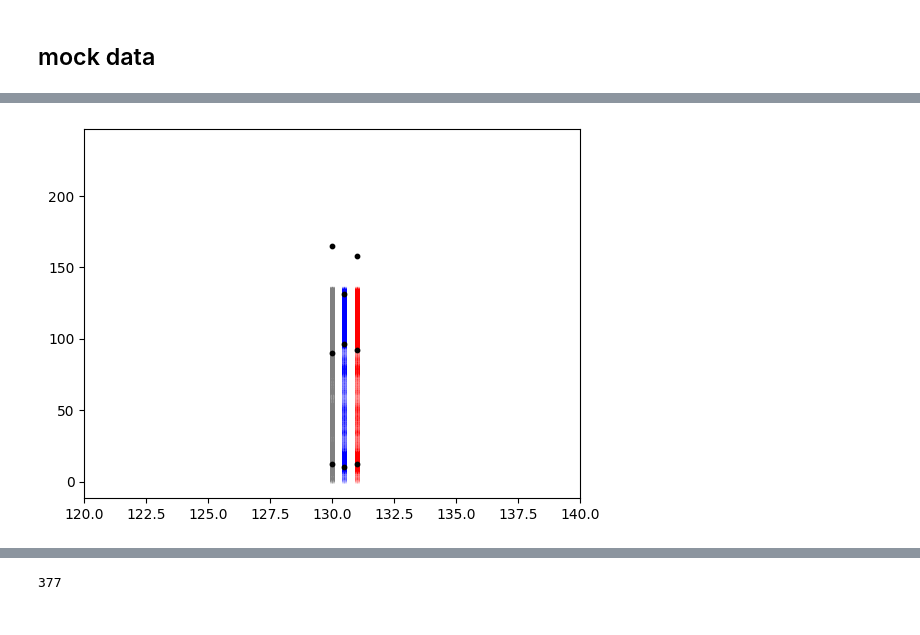
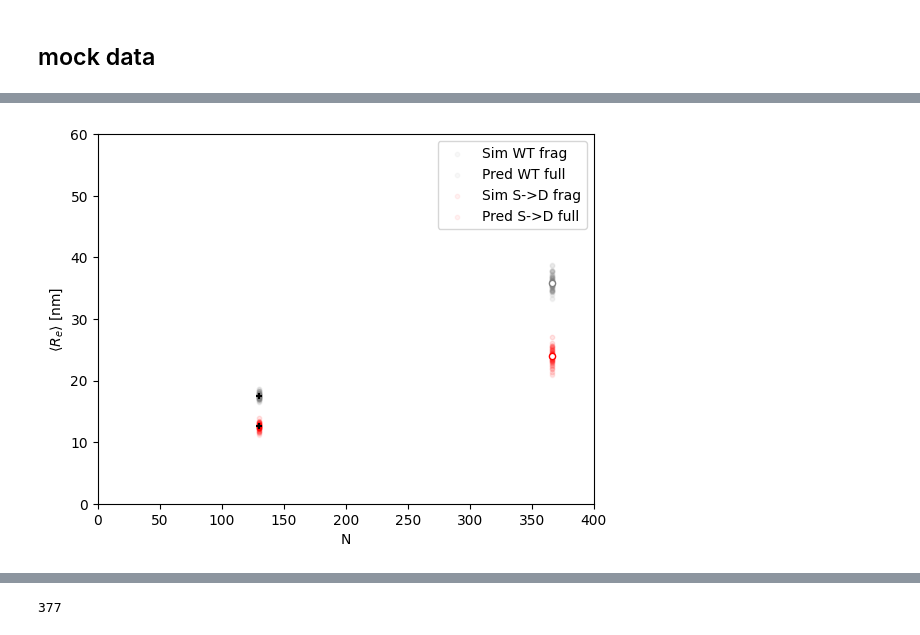
Before and after one commit to huskeypm/foldingML, a Jupyter notebook: ablim.ipynb, the cells around one changed output, grey strips where cells are left out. Saved outputs shown, nothing was run; the diff lists cells and outputs as text; code cells hidden in the pictures.

```diff
--- a/ablim.ipynb
+++ b/ablim.ipynb
@@ -404,2 +379,16 @@ ev2 = np.copy( ev )
+# %%
+#draw random numbers from histogram
+n = 1000
+r = np.random.randn(n) * 5
+
+
+data = dict()
+data['wt'] = r + 175
+data['d'] = r + 125
+#data['p'] = r + 125
+
+
+#plt.hist(data['wt'])
+#plt.hist(data['d'])
 # %% [markdown]
 ## Real data
@@ -407,8 +412,4 @@ Need to upload data
 # %%
-data = dict()
-data['wt'] = np.loadtxt('built_wt_Re_Cterm.csv')
-data['d'] = np.loadtxt('built_s450d_s452d_R_e_Cterm.csv')
-data['p'] = np.loadtxt('built_s450pS_s452pS_R_e_Cterm.csv')
 
 
 for key in data.keys():
@@ -499,7 +499,7 @@ def sample_from_histogram(hist_counts, bin_edges, n):
 
 # 1. Define or Generate a Histogram
 # Example: Create some data and get its histogram
-#original_data = np.random.randn(50)
+num_samples_to_draw = 100
 sampled = dict()
 for key in data.keys():
   original_data = data[key]
@@ -564,29 +659,29 @@ array([  8.38553635, 122.04614612, 128.97656027, ...,  89.66324704,
 # %%
 ### sim 1 (using rv1, ev1) - Red
-n = 130
+aa_to_nm = 0.1
+n = nFrag
+print(n)
 #key = 'd'
-colors = ['gray','blue','red']
+colors = ['gray','red','blue']
+labs1 = ['Sim WT frag','Sim S->D frag']
+labs2 = ['Pred WT full','Pred S->D full']
 w=0
+
+reVals = dict()
+
 for key in sampled.keys():
 
-  data = sampled['d']
+  data = sampled[key]
   rv1 = np.zeros([2, np.shape(data)[0]])
-  v = n + w*0.5
+  v = nFrag #+ w*4
   rv1[0,:] = v
   rv1[1,:] = data
   col = colors[w]
   w+=1
 
 
-  #plt.boxplot(data, positions=[130],whis=[5, 95], showfliers=False)
-
-  # Plot mean of the second dimension for the first data point
-
-  #plt.scatter([rv1[0,0]],[np.mean( rv1[1,:] )],facecolor='red',s=20, label='Mean rv1[1,:]')
-  # Plot mean of the second dimension for the first data point
-  #plt.scatter([rv1[0,0]],[np.mean( rv1[1,:] )],facecolor='red',s=20, label='Mean rv1[1,:]')
   # Plot all data points with transparency
-  plt.scatter(rv1[0,:],rv1[1,:],facecolor=col,s=10,alpha=0.005, label='rv1 data')
+  plt.scatter(rv1[0,:],rv1[1,:]*aa_to_nm,facecolor=col,s=10,alpha=0.05, label=labs1[w-1])
   sorted_data = np.sort(sampled[key])
   # Calculate the 5th percentile
   p5 = np.percentile(sorted_data, 5)
@@ -595,18 +690,33 @@ for key in sampled.keys():
   # Calculate the 95th percentile
   p95 = np.percentile(sorted_data, 95)
 
-  plt.scatter([v,v,v],[p5,p50,p95],facecolor='black',s=10)
+
+
+
+  #plt.scatter([v,v,v],np.array([p5,p50,p95])*aa_to_nm,marker='+',color='black',s=20) # facecolor='black',s=10)
+  reVals[key] = np.array([p50])*aa_to_nm
+  plt.scatter([v],[reVals[key]],marker='+',color='black',s=20) # facecolor='black',s=10)
 
   ## extrap'd 1 (using ev1) - Red
+  ev1 = np.zeros_like( rv1 )
+  ev1[0,:] = nFull
+  #ev1[1,:] = 100 + rv1[1,:]
+  ev1[1,:] = extrap(rv1[1,:],a0,nFrag,nFull)
+  print(p50,extrap(p50,a0,nFrag,nFull))
+
+  # Plot all extrapolated data points with transparency
+  plt.scatter(ev1[0,:],ev1[1,:]*aa_to_nm,facecolor=col,s=10,alpha=0.05, label=labs2[w-1])
+  # Plot mean of the second dimension for the first extrapolated data point (white center)
+  reVals[key+'_ext'] = np.median( ev1[1,:] )*aa_to_nm
+  plt.scatter([ev1[0,0]],[reVals[key+'_ext']],facecolor='white',edgecolor=col,s=20)#, label='Mean ev1[1,:]')
 
 
-  ev1 = np.zeros_like( rv1 )
-  ev1[0,:] = 200+w
-  ev1[1,:] = 100 + rv1[1,:]
-  # Plot all extrapolated data points with transparency
-  plt.scatter(ev1[0,:],ev1[1,:],facecolor=col,s=10,alpha=0.005, label='ev1 data')
-  # Plot mean of the second dimension for the first extrapolated data point (white center)
-  plt.scatter([ev1[0,0]],[np.mean( ev1[1,:] )],facecolor='white',edgecolor=col,s=20, label='Mean ev1[1,:]')
-
-plt.xlim([120,140])
+  #plt.plot([0,nFull],[0,522] )
+plt.xlim([0,400])
+plt.ylim([0,60])
+#plt.yscale('log')
+plt.legend(loc=0)
+plt.ylabel(r"$\langle R_e\rangle$ [nm]")
+plt.xlabel('N')
+plt.gcf().savefig("scaling.png",dpi=600)
 # %% [output]
@@ -614 +726 @@ plt.xlim([120,140])
-[figure, old version]
+[figure, new version]
```
Also changed, not shown: parts of 25 cells of this notebook.
